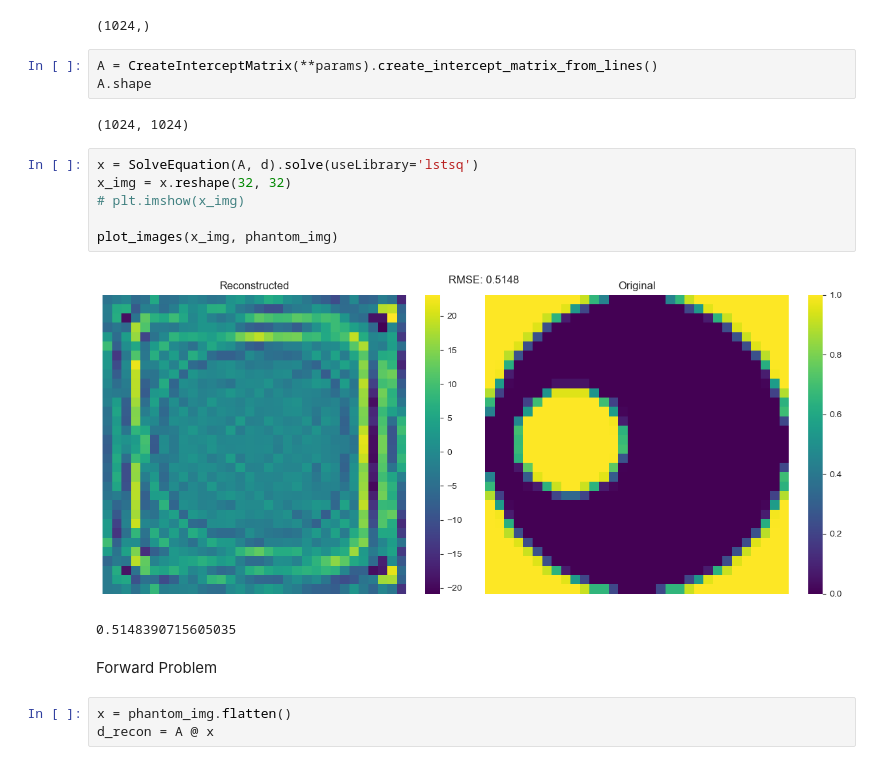
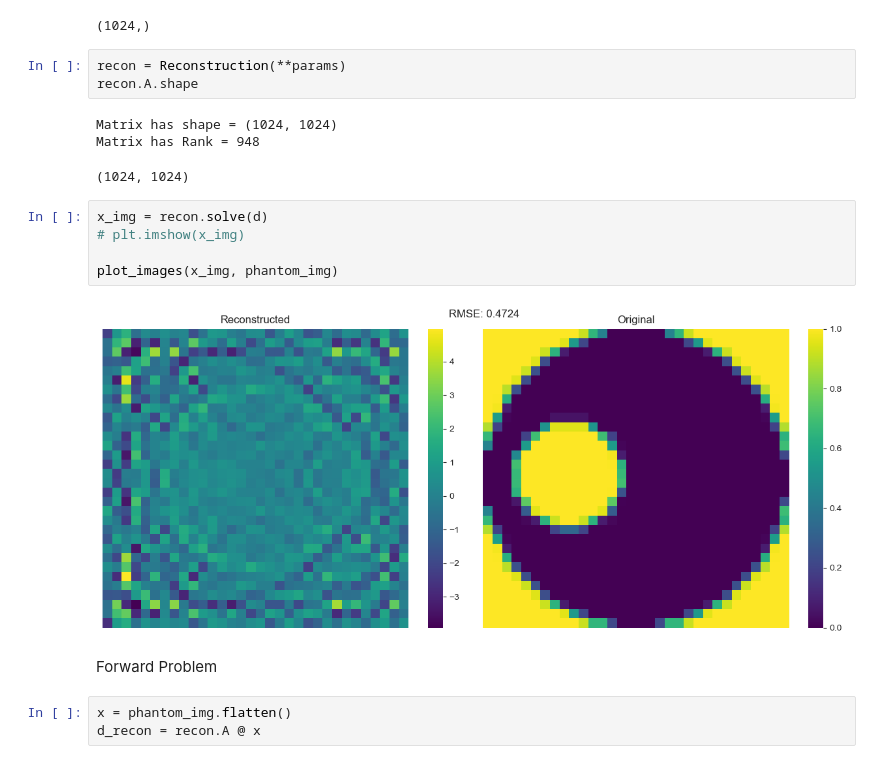
Before and after one commit to aakashks/CT-Reconstruction-2D, a Jupyter notebook: test_notebooks/test_balanced_data.ipynb, the cells around one changed output. Drawn from its saved outputs; the diff is of its cells as text.

```diff
--- a/test_notebooks/test_balanced_data.ipynb
+++ b/test_notebooks/test_balanced_data.ipynb
@@ -33,24 +33,24 @@ d.shape
 # %% [output]
 (1024,)
 # %%
-A = CreateInterceptMatrix(**params).create_intercept_matrix_from_lines()
-A.shape
+recon = Reconstruction(**params)
+recon.A.shape
 # %% [output]
-(1024, 1024)
+Matrix has shape = (1024, 1024)
+Matrix has Rank = 948
+(1024, 1024)
 # %%
-x = SolveEquation(A, d).solve(useLibrary='lstsq')
-x_img = x.reshape(32, 32)
+x_img = recon.solve(d)
 # plt.imshow(x_img)
 
 plot_images(x_img, phantom_img)
 # %% [output]
-[figure, old version]
+[figure, new version]
-0.5148390715605035
 # %% [markdown]
 Forward Problem
 # %%
 x = phantom_img.flatten()
-d_recon = A @ x
+d_recon = recon.A @ x
 # %%
 plot_images(d_recon.reshape(32, 32), d.reshape(32, 32))
 # %% [output]
```
Also changed, not shown: parts of 2 cells of this notebook, 4 other files.
